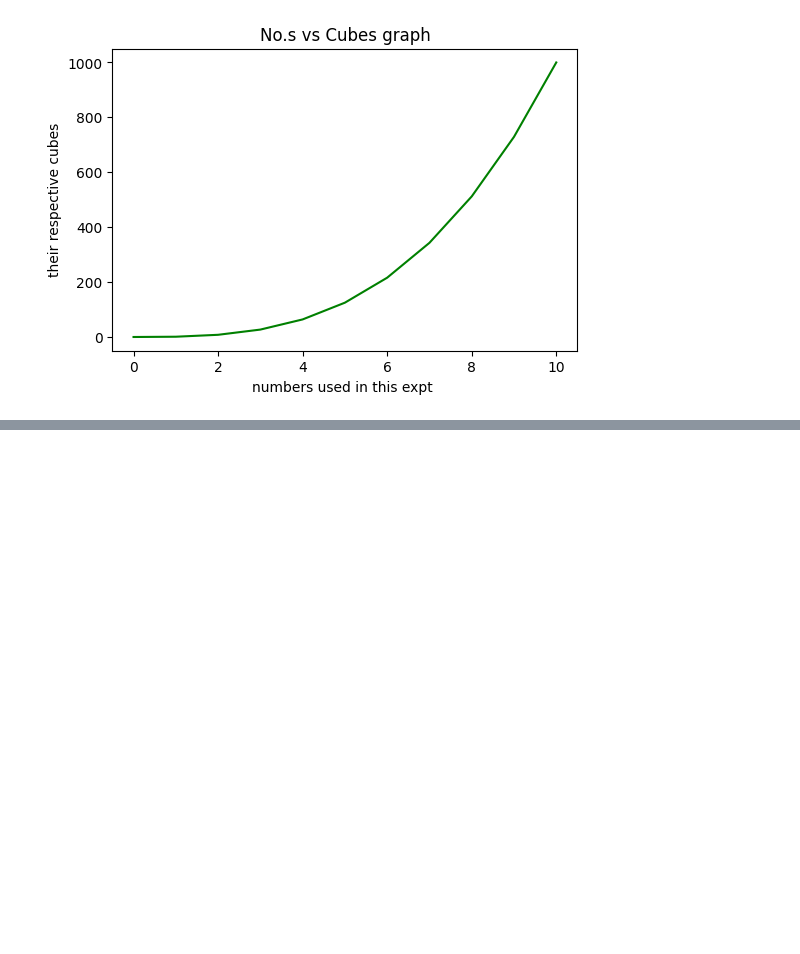
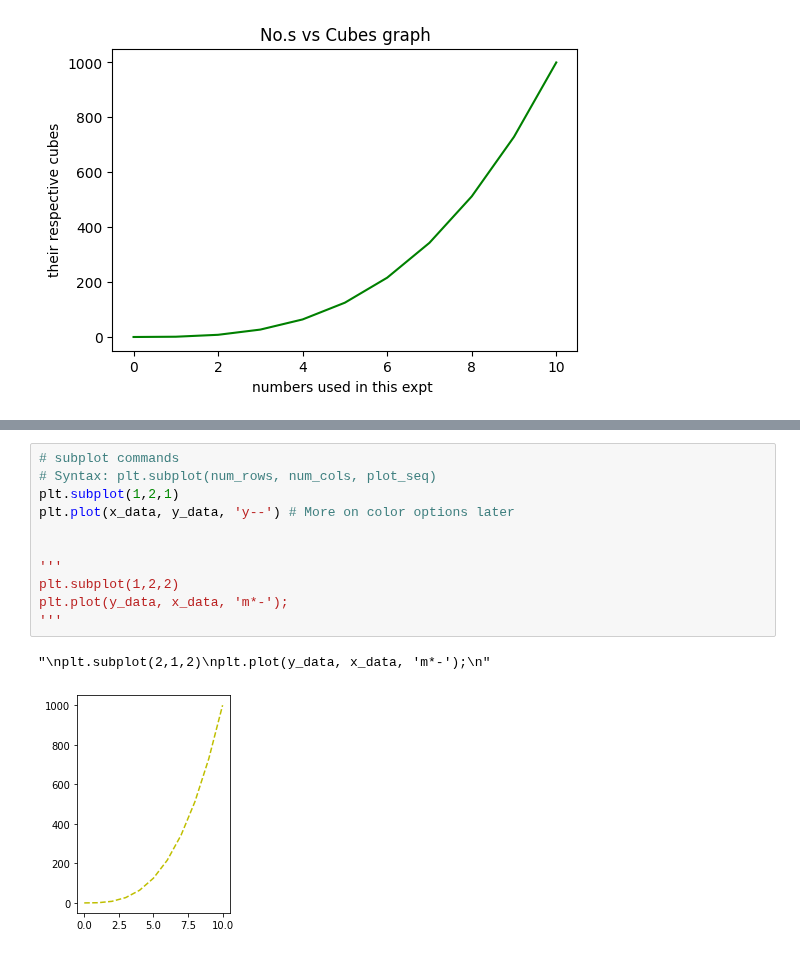
Before and after one commit to varadmahatme/Advanced-machine-learning-deep-learning, a Jupyter notebook: AMLDL1.ipynb, the cells around one changed output, grey strips where cells are left out. Drawn from its saved outputs; the diff is of its cells as text; blank space fills up the shorter version.

```diff
--- a/AMLDL1.ipynb
+++ b/AMLDL1.ipynb
@@ -1221,0 +1240,14 @@ plt.show()
+# %%
+# subplot commands
+# Syntax: plt.subplot(num_rows, num_cols, plot_seq)
+plt.subplot(1,2,1)
+plt.plot(x_data, y_data, 'y--') # More on color options later
+
+
+'''
+plt.subplot(1,2,2)
+plt.plot(y_data, x_data, 'm*-');
+'''
+# %% [output]
+"\nplt.subplot(2,1,2)\nplt.plot(y_data, x_data, 'm*-');\n"
+[figure, added]
```
Also changed, not shown: parts of 2 cells of this notebook.
